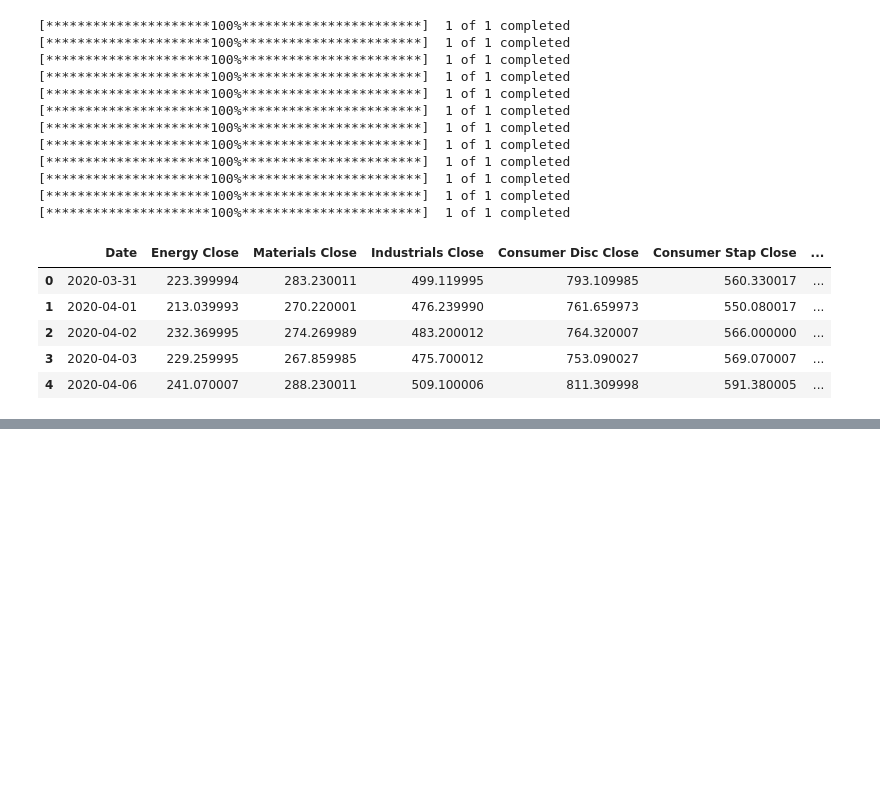
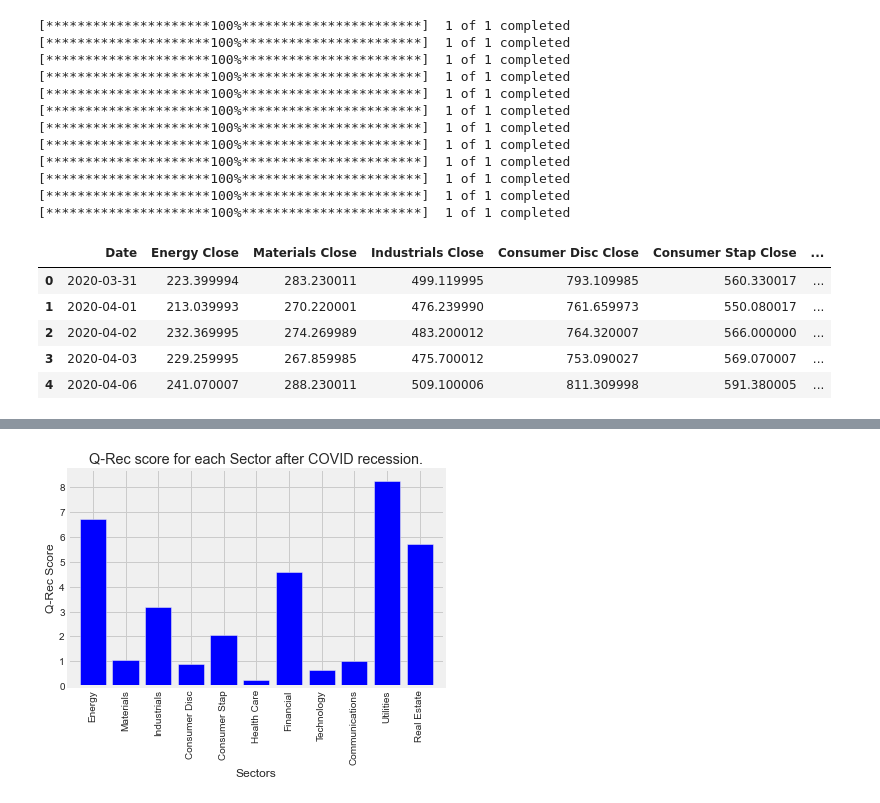
Before and after one commit to MAICATRAN/Group_Project1, a Jupyter notebook: Chris_Branch/Chris_Branch.ipynb, the cells around one changed output, grey strips where cells are left out. Saved outputs shown, nothing was run; the diff lists cells and outputs as text; code cells hidden in the pictures; blank space fills up the shorter version.

```diff
--- a/Chris_Branch/Chris_Branch.ipynb
+++ b/Chris_Branch/Chris_Branch.ipynb
@@ -352,0 +367,12 @@ Eve_to_Recovery_df
+# %%
+# Format all of the dates so as to remove the time.
+
+Eve_to_Recovery_df['Recession End'] = pd.to_datetime(Eve_to_Recovery_df['Recession End']).dt.date
+Eve_to_Recovery_df['Recession Start'] = pd.to_datetime(Eve_to_Recovery_df['Recession Start']).dt.date
+Eve_to_Recovery_df['Recovery Date'] = pd.to_datetime(Eve_to_Recovery_df['Recovery Date']).dt.date
+# %%
+# Determine the number of days between Recession End and Recovery Date for each sector.
+
+Days_To_Recover_df=Eve_to_Recovery_df['Recovery Date']-Eve_to_Recovery_df['Recession End']
+Eve_to_Recovery_df["Days to Recover"]=Days_To_Recover_df
+Eve_to_Recovery_df
@@ -352,0 +392,6 @@ Eve_to_Recovery_df
+# %%
+# Determine the number of days between Recession Start and Recession End for each sector.
+
+Length_Of_Recession_df=Eve_to_Recovery_df['Recession End']-Eve_to_Recovery_df['Recession Start']
+Eve_to_Recovery_df["Length of Recession"]=Length_Of_Recession_df
+Eve_to_Recovery_df
@@ -352,0 +411,6 @@ Eve_to_Recovery_df
+# %%
+# Express the recovery time as a percentage of the recession length for each sector.
+
+Percentage_df=Eve_to_Recovery_df['Days to Recover']/Eve_to_Recovery_df['Length of Recession']
+Eve_to_Recovery_df["Q"]=Percentage_df
+Eve_to_Recovery_df
@@ -352,0 +430,22 @@ Eve_to_Recovery_df
+# %%
+# Create bar chart.
+
+sectors=Eve_to_Recovery_df["Sector"].tolist()
+Q = Eve_to_Recovery_df["Q"].tolist()
+
+x_axis=np.arange(len(Q))
+plt.bar(x_axis, Q, color="b", align="center")
+
+tick_locations=[value for value in x_axis]
+plt.xticks(tick_locations, sectors, rotation='vertical')
+
+plt.xlim(-0.75, len(x_axis)-0.25)
+plt.ylim(0, max(Q)+0.5)
+
+plt.title("Q-Rec score for each Sector after COVID recession.")
+plt.xlabel("Sectors")
+plt.ylabel("Q-Rec Score")
+
+plt.savefig(f"QRec by Sector ({COVID_start.year}).png")
+# %% [output]
+[figure, added]
```
Also changed, not shown: parts of 11 cells of this notebook, 1 other file.
